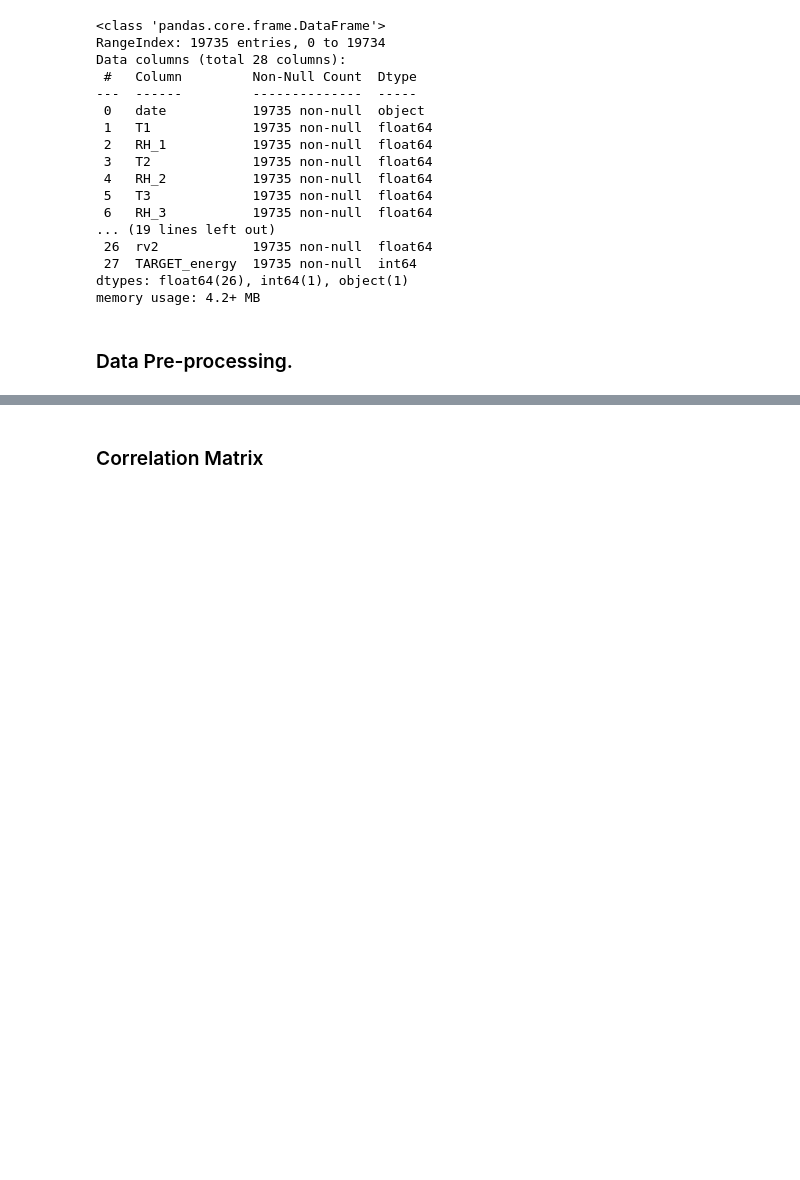
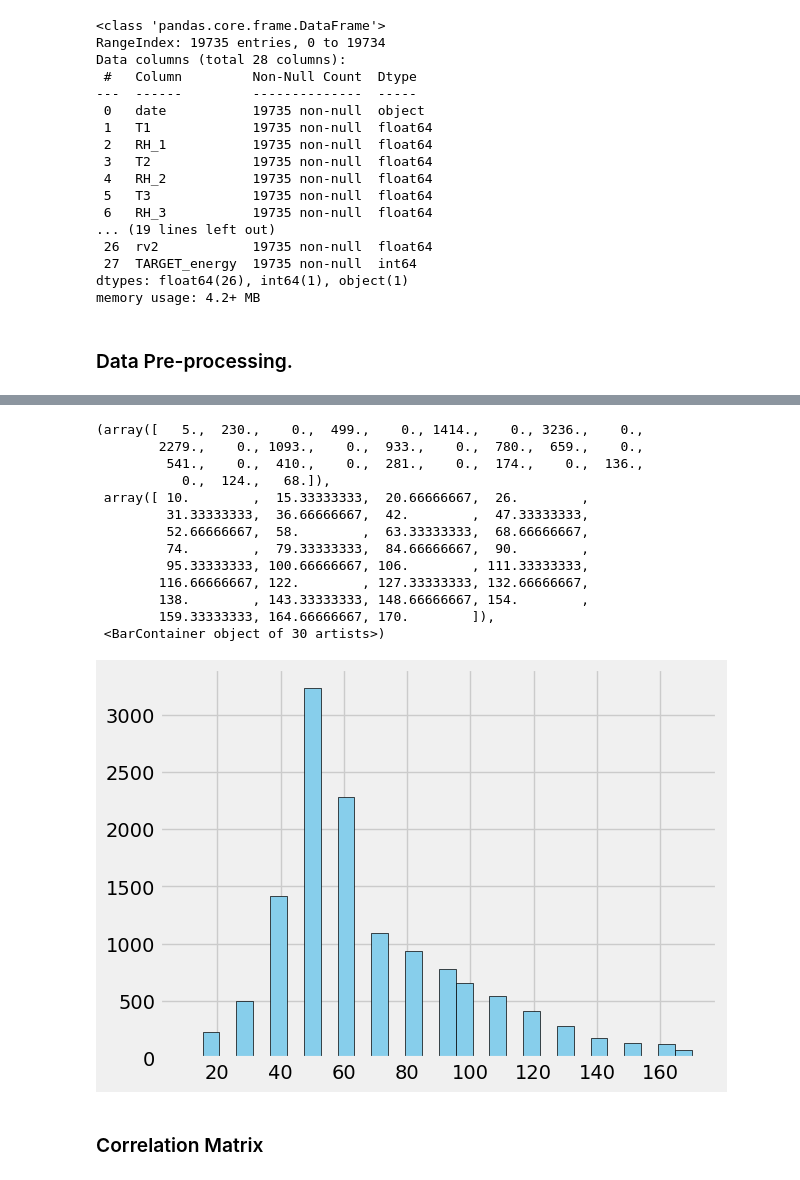
Before and after one commit to trungkien15work/COSC3013_Assignment_2, a Jupyter notebook: A2_CODE.ipynb, the cells around one changed output, grey strips where cells are left out. Saved outputs shown, nothing was run; the diff lists cells and outputs as text; code cells hidden in the pictures; blank space fills up the shorter version.

```diff
--- a/A2_CODE.ipynb
+++ b/A2_CODE.ipynb
@@ -177,3 +246,21 @@ df_train_filtered['daylight'] = np.where(df_train_filtered['daylight'], 1, 0)
 # %%
 df_train_filtered['weather'] = df_train_filtered['T_out'].apply(lambda x: 'normal' if x > 5 else 'cold')
 df_train_filtered['weather_encoded'] = np.where(df_train_filtered['weather'] == 'normal', 0, 1)
+# %%
+#Check on the TARGET_energy is there any skewed on the dataset (Kien's version)
+plt.hist(df_train_filtered['TARGET_energy'], bins=30, color='skyblue', edgecolor='black')
+# %% [output]
+(array([   5.,  230.,    0.,  499.,    0., 1414.,    0., 3236.,    0.,
+        2279.,    0., 1093.,    0.,  933.,    0.,  780.,  659.,    0.,
+         541.,    0.,  410.,    0.,  281.,    0.,  174.,    0.,  136.,
+           0.,  124.,   68.]),
+ array([ 10.        ,  15.33333333,  20.66666667,  26.        ,
+         31.33333333,  36.66666667,  42.        ,  47.33333333,
+         52.66666667,  58.        ,  63.33333333,  68.66666667,
+         74.        ,  79.33333333,  84.66666667,  90.        ,
+         95.33333333, 100.66666667, 106.        , 111.33333333,
+        116.66666667, 122.        , 127.33333333, 132.66666667,
+        138.        , 143.33333333, 148.66666667, 154.        ,
+        159.33333333, 164.66666667, 170.        ]),
+ <BarContainer object of 30 artists>)
+[figure, added]
```
Also changed, not shown: parts of 28 cells of this notebook, 1 other file.
